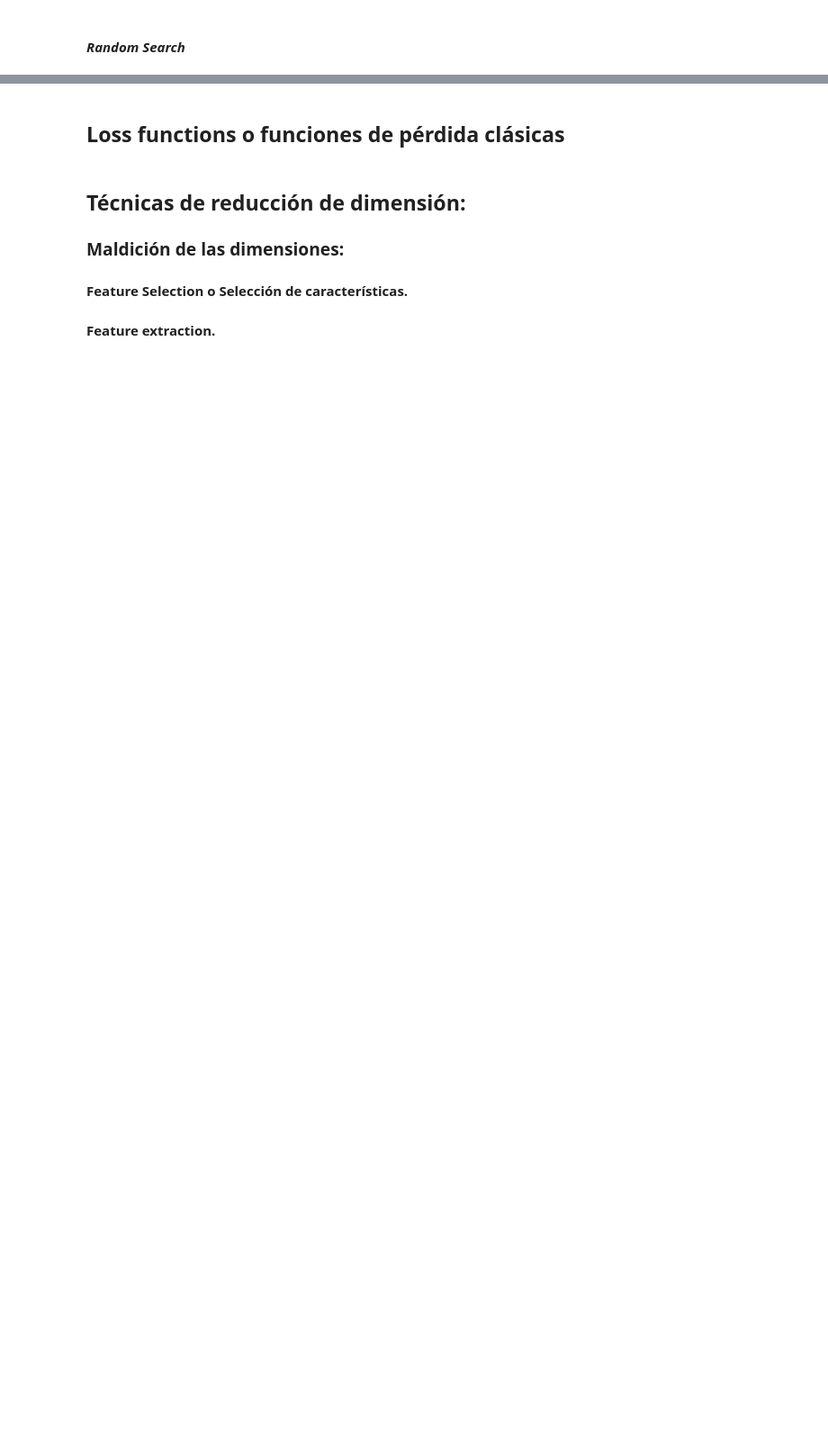
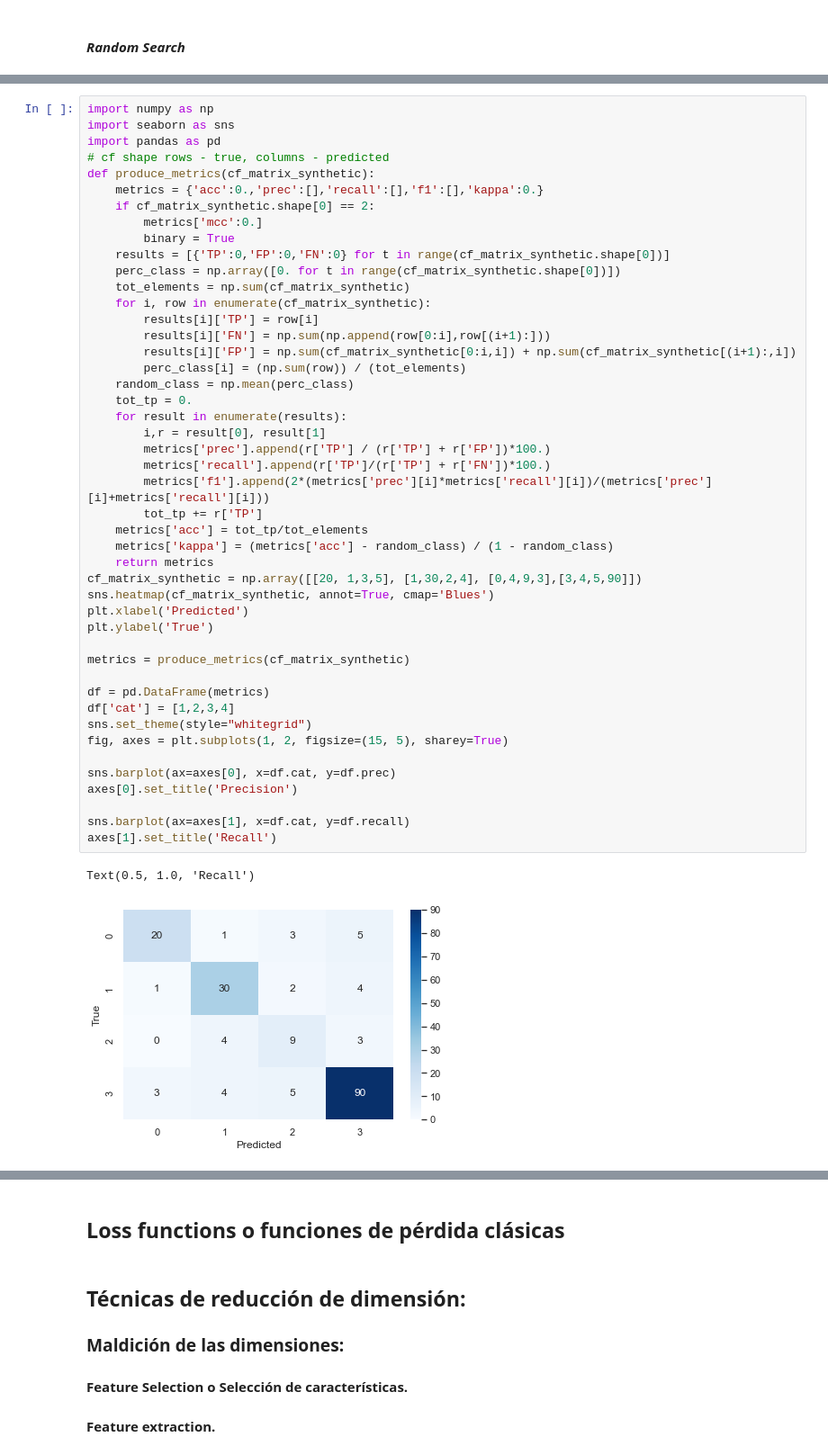
Before and after one commit to borjaf696/ml_cheat_sheet, a Jupyter notebook: ml_cheat_sheet.ipynb, the cells around one changed output, grey strips where cells are left out. Shown at 90% size. Drawn from its saved outputs; the diff is of its cells as text; blank space fills up the shorter version.

Commit message:
Performance metrics

```diff
--- a/ml_cheat_sheet.ipynb
+++ b/ml_cheat_sheet.ipynb
@@ -407,0 +405,49 @@ En este caso buscaríamos maximizar este valor. Este se movería entorno al [0..
+# %%
+import numpy as np
+import seaborn as sns
+import pandas as pd
+# cf shape rows - true, columns - predicted
+def produce_metrics(cf_matrix_synthetic):
+    metrics = {'acc':0.,'prec':[],'recall':[],'f1':[],'kappa':0.}
+    if cf_matrix_synthetic.shape[0] == 2:
+        metrics['mcc':0.]
+        binary = True
+    results = [{'TP':0,'FP':0,'FN':0} for t in range(cf_matrix_synthetic.shape[0])]
+    perc_class = np.array([0. for t in range(cf_matrix_synthetic.shape[0])])
+    tot_elements = np.sum(cf_matrix_synthetic)
+    for i, row in enumerate(cf_matrix_synthetic):
+        results[i]['TP'] = row[i]
+        results[i]['FN'] = np.sum(np.append(row[0:i],row[(i+1):]))
+        results[i]['FP'] = np.sum(cf_matrix_synthetic[0:i,i]) + np.sum(cf_matrix_synthetic[(i+1):,i])
+        perc_class[i] = (np.sum(row)) / (tot_elements)
+    random_class = np.mean(perc_class)
+    tot_tp = 0.
+    for result in enumerate(results):
+        i,r = result[0], result[1]
+        metrics['prec'].append(r['TP'] / (r['TP'] + r['FP'])*100.)
+        metrics['recall'].append(r['TP']/(r['TP'] + r['FN'])*100.)
+        metrics['f1'].append(2*(metrics['prec'][i]*metrics['recall'][i])/(metrics['prec'][i]+metrics['recall'][i]))
+        tot_tp += r['TP']
+    metrics['acc'] = tot_tp/tot_elements
+    metrics['kappa'] = (metrics['acc'] - random_class) / (1 - random_class)
+    return metrics
+cf_matrix_synthetic = np.array([[20, 1,3,5], [1,30,2,4], [0,4,9,3],[3,4,5,90]])
+sns.heatmap(cf_matrix_synthetic, annot=True, cmap='Blues')
+plt.xlabel('Predicted')
+plt.ylabel('True')
+
+metrics = produce_metrics(cf_matrix_synthetic)
+
+df = pd.DataFrame(metrics)
+df['cat'] = [1,2,3,4]
+sns.set_theme(style="whitegrid")
+fig, axes = plt.subplots(1, 2, figsize=(15, 5), sharey=True)
+
+sns.barplot(ax=axes[0], x=df.cat, y=df.prec)
+axes[0].set_title('Precision')
+
+sns.barplot(ax=axes[1], x=df.cat, y=df.recall)
+axes[1].set_title('Recall')
+# %% [output]
+Text(0.5, 1.0, 'Recall')
+[figure, added]
```
Also changed, not shown: parts of 7 cells of this notebook.
